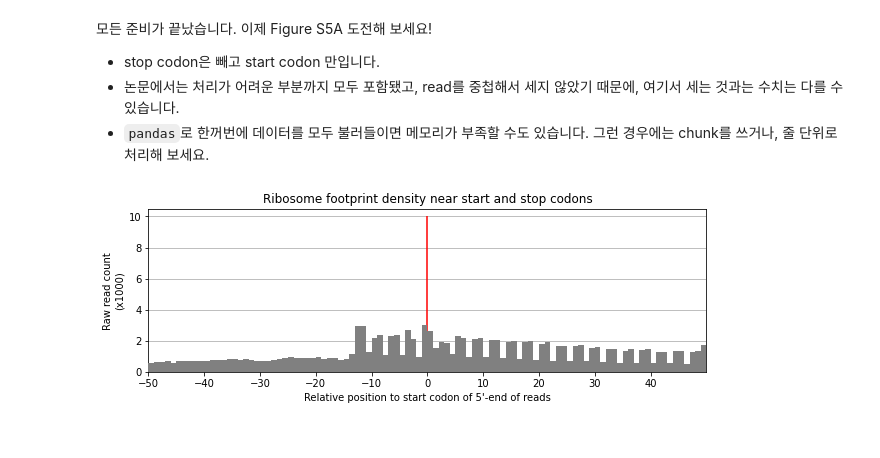
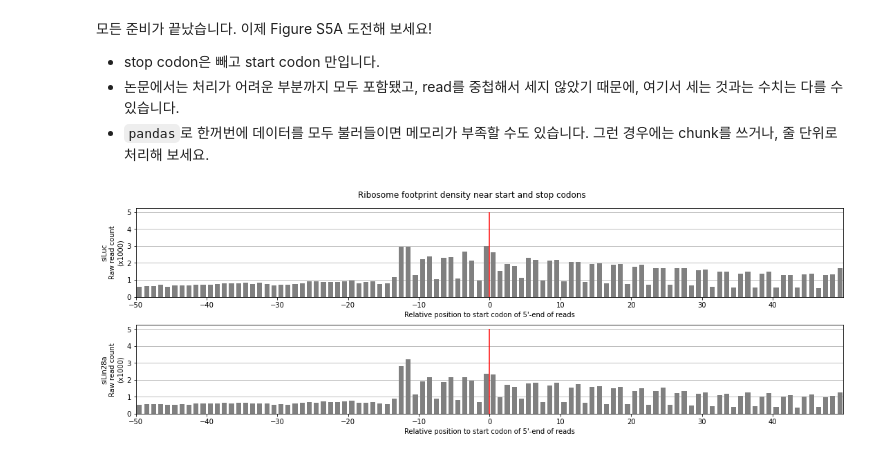
Before and after one commit to heeseungYoo/bioinfo1-proj, a Jupyter notebook: CoLab_TermProj_2022-2.ipynb, the cells around one changed output. Cells and saved outputs as stored; diff of their text form; code cells hidden in the pictures.

```diff
--- a/CoLab_TermProj_2022-2.ipynb
+++ b/CoLab_TermProj_2022-2.ipynb
@@ -255,24 +294,37 @@ chr1    4878103 4878104 1       chr1    4878045 4878205 ENSMUST00000027036.11
 import pandas as pd
 
 filtered_RPF_siLuc = pd.read_csv("fivepcounts-filtered-RPF-siLuc.txt", sep='\t', names=['chrom', '5pstart', '5pend', '5pcounts', 'chr', 'exonstart', 'exonend', 'ensembl', 'startcodon', 'strand'])
+filtered_RPF_siLin28a = pd.read_csv("fivepcounts-filtered-RPF-siLin28a.txt", sep='\t', names=['chrom', '5pstart', '5pend', '5pcounts', 'chr', 'exonstart', 'exonend', 'ensembl', 'startcodon', 'strand'])
 # %%
 filtered_RPF_siLuc['relpos'] = filtered_RPF_siLuc['5pstart'] - filtered_RPF_siLuc['startcodon']
+filtered_RPF_siLin28a['relpos'] = filtered_RPF_siLin28a['5pstart'] - filtered_RPF_siLin28a['startcodon']
+# %%
+ff_RPF_siLuc = filtered_RPF_siLuc[(filtered_RPF_siLuc['relpos'] <= 50) & (filtered_RPF_siLuc['relpos'] >= -50)].copy()
+ff_RPF_siLin28a = filtered_RPF_siLin28a[(filtered_RPF_siLin28a['relpos'] <= 50) & (filtered_RPF_siLin28a['relpos'] >= -50)].copy()
 # %%
+from IPython.core.pylabtools import figsize
 import matplotlib.pyplot as plt
 import numpy as np
 
-ff_RPF_siLuc = filtered_RPF_siLuc[(filtered_RPF_siLuc['relpos'] <= 50) & (filtered_RPF_siLuc['relpos'] >= -50)].copy()
+fig, (ax1, ax2) = plt.subplots(2,1, figsize=(15,5), constrained_layout=True)
+fig.suptitle("Ribosome footprint density near start and stop codons")
 
-plt.figure(figsize=(10,3))
-plt.title("Ribosome footprint density near start and stop codons")
-plt.xlim(-50,50)
-plt.xticks(np.arange(-50,50,10))
-plt.grid(axis='y', zorder=0)
-plt.vlines(x=0, ymin=0, ymax=10, color='red')
-fig = plt.hist(ff_RPF_siLuc['relpos'], bins=100, color='grey', zorder=3, weights=np.ones_like(ff_RPF_siLuc['relpos'])/1000)
-plt.ylabel("Raw read count\n(x1000)")
-plt.xlabel("Relative position to start codon of 5'-end of reads")
+ax1.set_xlim(-50,50)
+ax1.set_xticks(np.arange(-50,50,10))
+ax1.grid(axis='y', zorder=0)
+ax1.vlines(x=0, ymin=0, ymax=5, color='red')
+ax1.hist(ff_RPF_siLuc['relpos'], bins=100, color='grey', zorder=3, rwidth=0.7, weights=np.ones_like(ff_RPF_siLuc['relpos'])/1000)
+ax1.set_ylabel("siLuc\nRaw read count\n(x1000)")
+ax1.set_xlabel("Relative position to start codon of 5'-end of reads")
+
+ax2.set_xlim(-50,50)
+ax2.set_xticks(np.arange(-50,50,10))
+ax2.grid(axis='y', zorder=0)
+ax2.vlines(x=0, ymin=0, ymax=5, color='red')
+ax2.hist(ff_RPF_siLin28a['relpos'], bins=100, color='grey', zorder=3, rwidth=0.7, weights=np.ones_like(ff_RPF_siLin28a['relpos'])/1000)
+ax2.set_ylabel("siLin28a\nRaw read count\n(x1000)")
+ax2.set_xlabel("Relative position to start codon of 5'-end of reads")
 
 plt.show()
 # %% [output]
-[figure, old version]
+[figure, new version]
```
Also changed, not shown: parts of 6 cells of this notebook.
